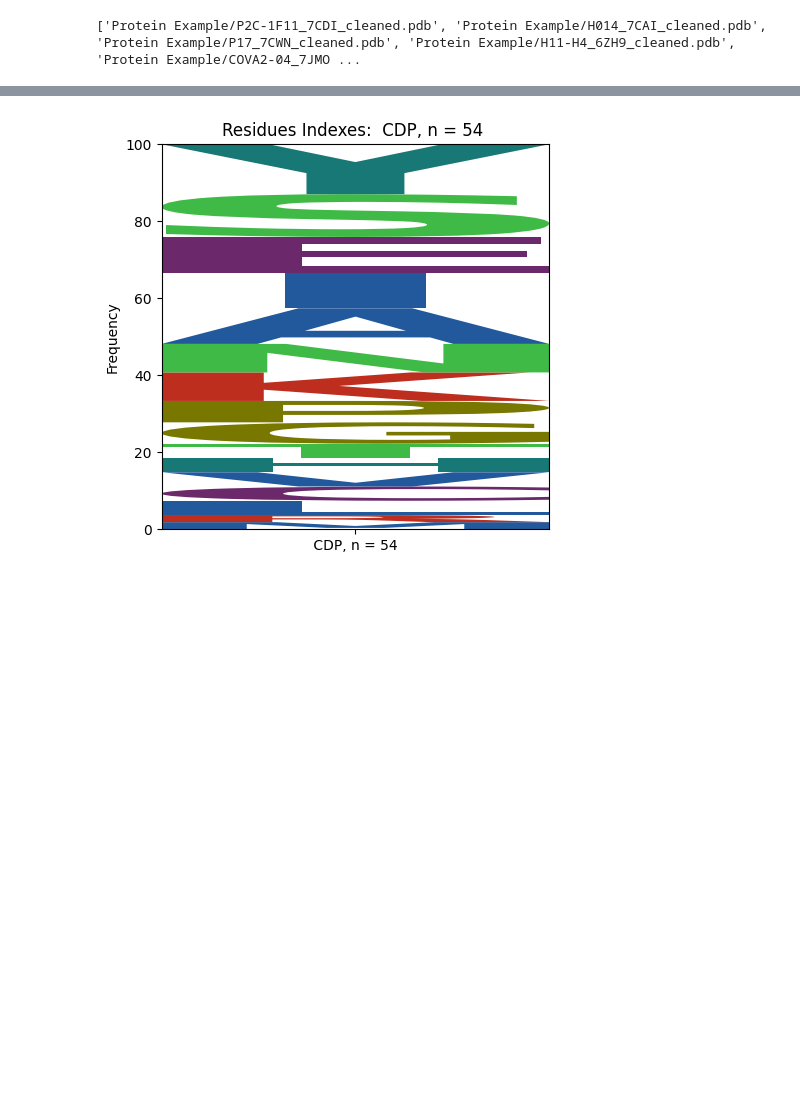
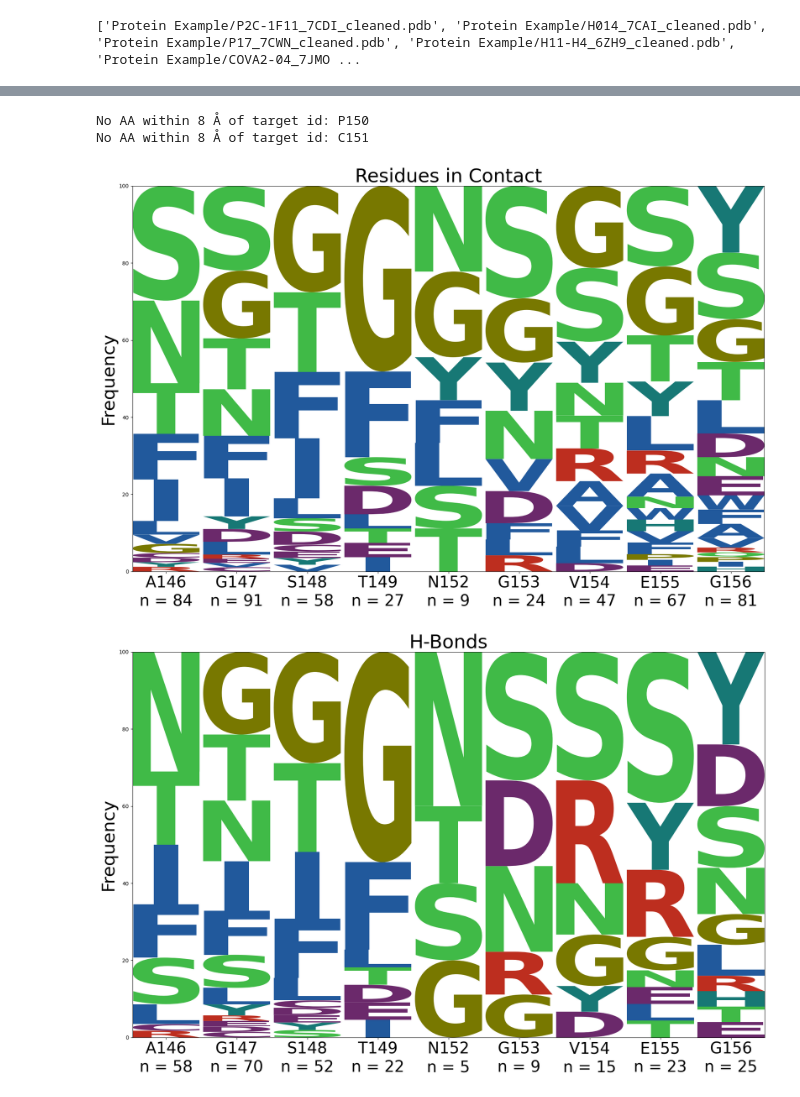
Before and after one commit to DanielP520/MAGPIE, a Jupyter notebook: MAGPIE_COLAB.ipynb, the cells around one changed output, grey strips where cells are left out. Drawn from its saved outputs; the diff is of its cells as text; code cells hidden in the pictures; blank space fills up the shorter version.

```diff
--- a/MAGPIE_COLAB.ipynb
+++ b/MAGPIE_COLAB.ipynb
@@ -148,21 +208,22 @@ ValueError: not enough values to unpack (expected 3, got 2)
 
 
 #@title #5. Select target ligand residues or heavy atoms to generate AA frequency graphs.
-# @markdown Enter the target residue indices or heavy atom names to graph. These should be separated by commas, without spaces (e.g., N1A,N3A,N9A).
-# @markdown
+# @markdown Enter the target residue indices or heavy atom names to graph. These should be separated by commas, without spaces (e.g., N1A,N3A,N9A). Ranges are allowed when working with protein-protein interactions (e.g. 24-26,27,28-50).
+import helper_functions
+
 # @markdown If there are no residues within the given range, the next cell will not execute.
-sequence_logo_targets = "CDP"#@param {type:"string"}
-
-if is_ligand:
-  plot_list = [str(x) for x in sequence_logo_targets.split(",")]
-else:
-  plot_list =[int(x) for x in sequence_logo_targets.split(",")]
+sequence_logo_targets = "146-156"#@param {type:"string"}
 # %%
-#@title #6.  Generate AA frequency graphs.
+#@title #5.  Generate AA frequency graphs.
 # @markdown Select if you'd like to only see the combined AA frequency graph.
 
-combined = True #@param {type:"boolean" }
+combined = False #@param {type:"boolean" }
+plot_list = helper_functions.process_residues_to_graph(sequence_logo_targets,is_ligand)
+
 %matplotlib inline
 sequence_logo_main.sequence_logos(df_target,df_binder, plot_list, is_ligand,combined, distance)
 # %% [output]
+No AA within 8 Å of target id: P150
+No AA within 8 Å of target id: C151
-[figure, old version]
+[figure, new version]
+[figure, added]
```
Also changed, not shown: parts of 4 cells of this notebook.
